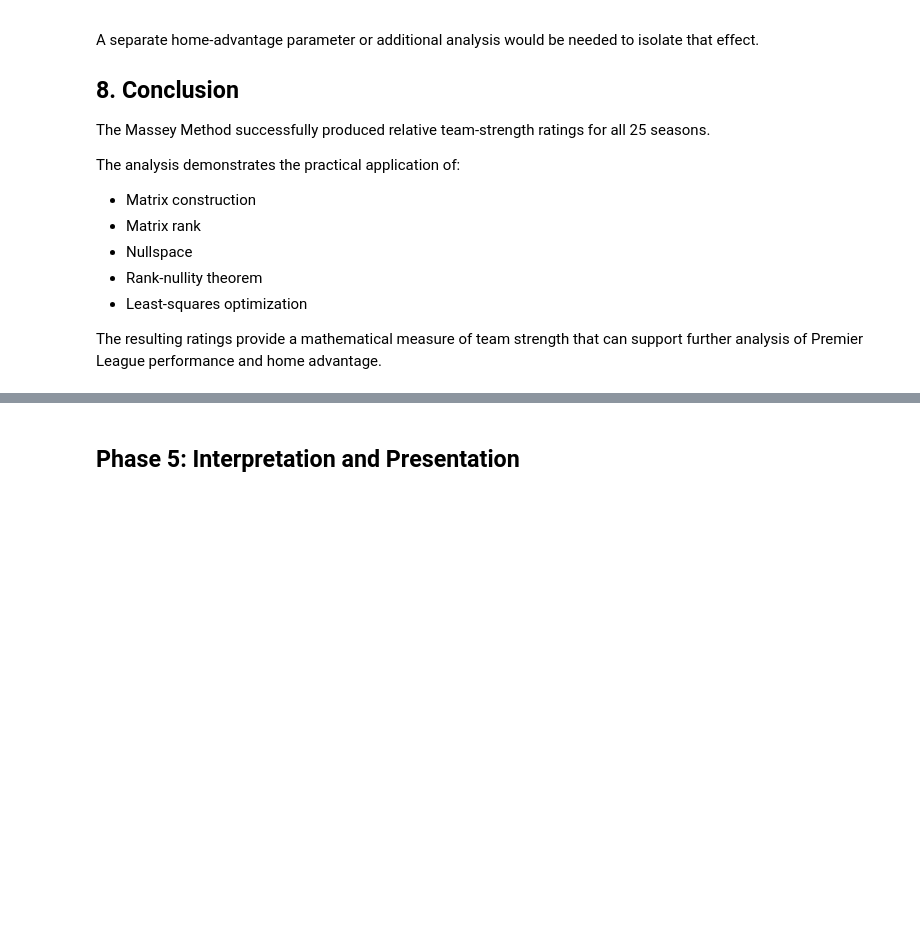
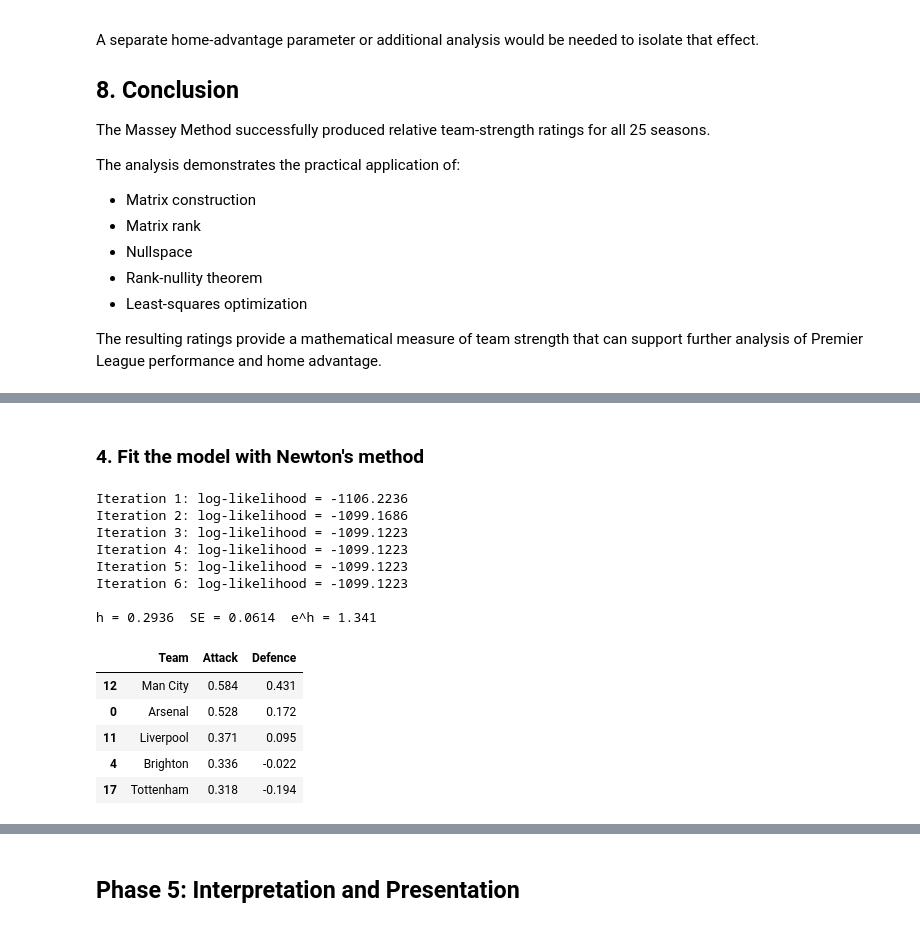
Before and after one commit to Joudii18/Is-Home-Advantage-Dying-What-25-Years-of-Premier-League-Data-Say, a Jupyter notebook: EPL_Home_Advantage_Project.ipynb, the cells around one changed output, grey strips where cells are left out. Cells and saved outputs as stored; diff of their text form; code cells hidden in the pictures; blank space fills up the shorter version.

```diff
--- a/EPL_Home_Advantage_Project.ipynb
+++ b/EPL_Home_Advantage_Project.ipynb
@@ -1200,0 +1283,50 @@ The resulting ratings provide a mathematical measure of team strength that can s
+# %% [markdown]
+### 4. Fit the model with Newton's method
+# %%
+# Newton's method for maximum likelihood
+# gradient = X^T (y - lambda),  Hessian = -X^T W X  with W = diag(lambda)
+# update: beta = beta + (X^T W X)^(-1) X^T (y - lambda)
+def fit_poisson(X, y, tol=1e-8, max_iter=50, verbose=False):
+    beta = np.zeros(X.shape[1])
+    beta[0] = np.log(y.mean())
+    for it in range(max_iter):
+        lam = np.exp(X @ beta)
+        grad = X.T @ (y - lam)
+        H = X.T @ (lam[:, None] * X)
+        step = np.linalg.solve(H, grad)
+        beta = beta + step
+        if verbose:
+            print(f"Iteration {it+1}: log-likelihood = {log_likelihood(beta, X, y):.4f}")
+        if np.max(np.abs(step)) < tol:
+            break
+    # Inverse of X^T W X gives the variances of the estimates
+    cov = np.linalg.inv(X.T @ (np.exp(X @ beta)[:, None] * X))
+    return beta, cov
+
+# Fit one season
+beta, cov = fit_poisson(X, y, verbose=True)
+
+h, se = beta[1], np.sqrt(cov[1, 1])
+print("\nh =", round(h, 4), " SE =", round(se, 4), " e^h =", round(np.exp(h), 3))
+
+# Recover all 20 ratings (20th = minus the sum of the other 19)
+k = len(teams)
+attack = np.append(beta[2:k+1], -beta[2:k+1].sum())
+defence = np.append(beta[k+1:], -beta[k+1:].sum())
+ratings = pd.DataFrame({"Team": teams, "Attack": attack, "Defence": defence})
+display(ratings.sort_values("Attack", ascending=False).round(3).head(5))
+# %% [output]
+Iteration 1: log-likelihood = -1106.2236
+Iteration 2: log-likelihood = -1099.1686
+Iteration 3: log-likelihood = -1099.1223
+Iteration 4: log-likelihood = -1099.1223
+Iteration 5: log-likelihood = -1099.1223
+Iteration 6: log-likelihood = -1099.1223
+
+h = 0.2936  SE = 0.0614  e^h = 1.341
+|  | Team | Attack | Defence |
+| 12 | Man City | 0.584 | 0.431 |
+| 0 | Arsenal | 0.528 | 0.172 |
+| 11 | Liverpool | 0.371 | 0.095 |
+| 4 | Brighton | 0.336 | -0.022 |
+| 17 | Tottenham | 0.318 | -0.194 |
```
Also changed, not shown: parts of 18 cells of this notebook.
